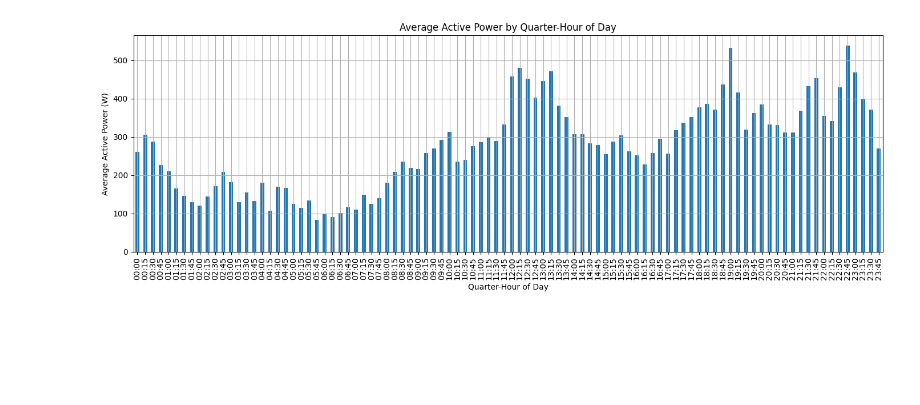
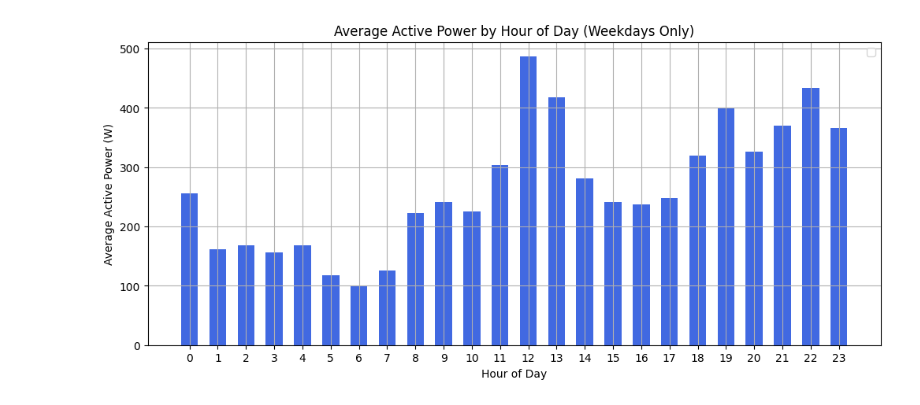
Before and after one commit to omarecd/enerlytics, a Jupyter notebook: 01_enerlytics_db_connection.ipynb, the cells around one changed output. Saved outputs shown, nothing was run; the diff lists cells and outputs as text; code cells hidden in the pictures; blank space fills up the shorter version.

Commit message:
Adding great visuals to analyse energy consumption during weekdays

```diff
--- a/01_enerlytics_db_connection.ipynb
+++ b/01_enerlytics_db_connection.ipynb
@@ -171,25 +170,0 @@ plt.grid(True)
-# %%
-# Create a 'quarter_be' column: each value is the minute rounded down to the nearest 15
-df["quarter_be"] = df["created_at_be"].dt.hour * 4 + (df["created_at_be"].dt.minute // 15)
-
-# Group by quarter and compute the average
-df_quarterly_avg = df.groupby("quarter_be")["active_power_w"].mean()
-
-# Optional: create readable labels for x-axis
-labels = [f"{q//4:02d}:{(q%4)*15:02d}" for q in df_quarterly_avg.index]
-
-# Plot
-df_quarterly_avg.plot(
-    kind="bar",
-    title="Average Active Power by Quarter-Hour of Day",
-    figsize=(14, 5),
-    legend=False
-)
-plt.xlabel("Quarter-Hour of Day")
-plt.ylabel("Average Active Power (W)")
-plt.xticks(ticks=range(len(labels)), labels=labels, rotation=90)
-plt.grid(True)
-plt.tight_layout()
-plt.show()
-# %% [output]
-[figure, removed]
@@ -195,0 +174,24 @@ plt.show()
+# %%
+# To split weekdays and weekends
+df_weekdays = df[df["day_of_week"].isin(["Monday", "Tuesday", "Wednesday", "Thursday", "Friday"])]
+df_weekends = df[df["day_of_week"].isin(["Saturday", "Sunday"])]
+
+# Group by hour_be and compute the average active_power_w
+df_weekdays_hourly_avg = df_weekdays.groupby("hour_be")["active_power_w"].mean()
+df_weekends_hourly_avg = df_weekends.groupby("hour_be")["active_power_w"].mean()
+
+# Plot
+plt.figure(figsize=(12, 5))
+plt.bar(df_weekdays_hourly_avg.index, df_weekdays_hourly_avg.values, width=0.6, color="royalblue")
+plt.title("Average Active Power by Hour of Day (Weekdays Only)")
+plt.xlabel("Hour of Day")
+plt.ylabel("Average Active Power (W)")
+plt.legend()
+plt.grid(True)
+plt.xticks(range(0, 24))
+plt.show()
+
+# df_hourly_avg = df.groupby("hour_be")["active_power_w"].mean()
+# df_hourly_avg
+# %% [output]
+[figure, added]
```
Also changed, not shown: parts of 9 cells of this notebook, 1 other file.
